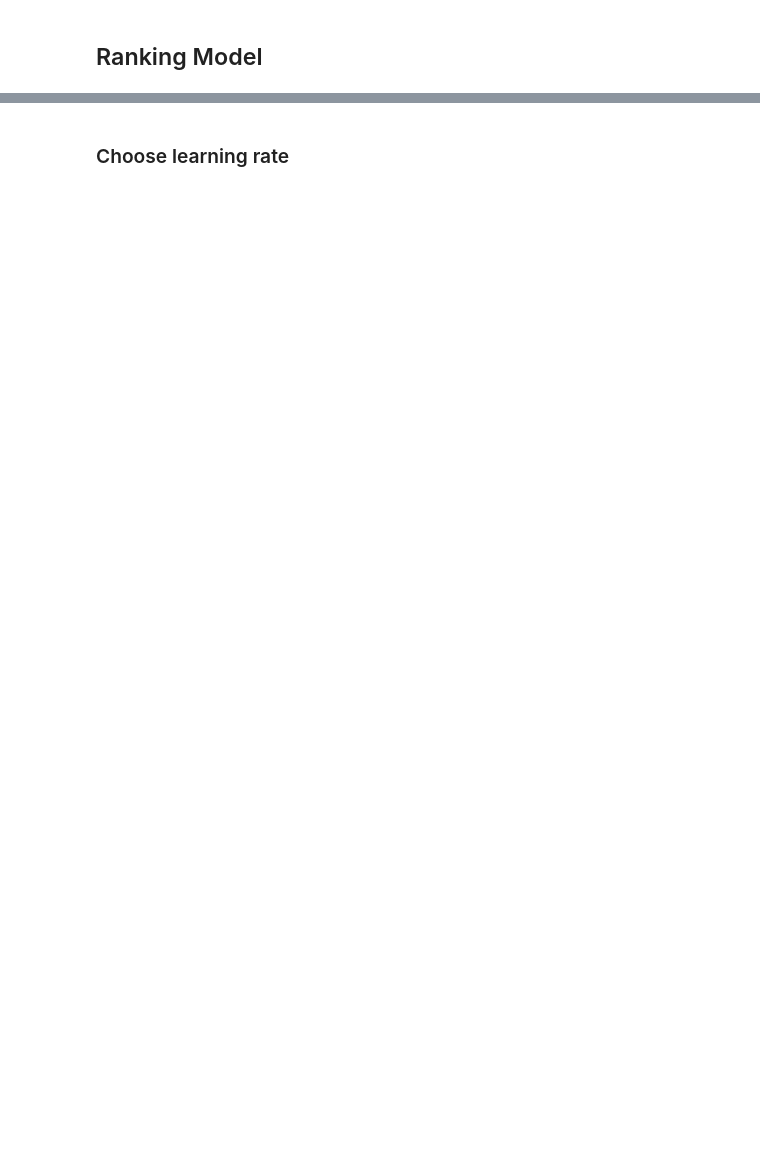
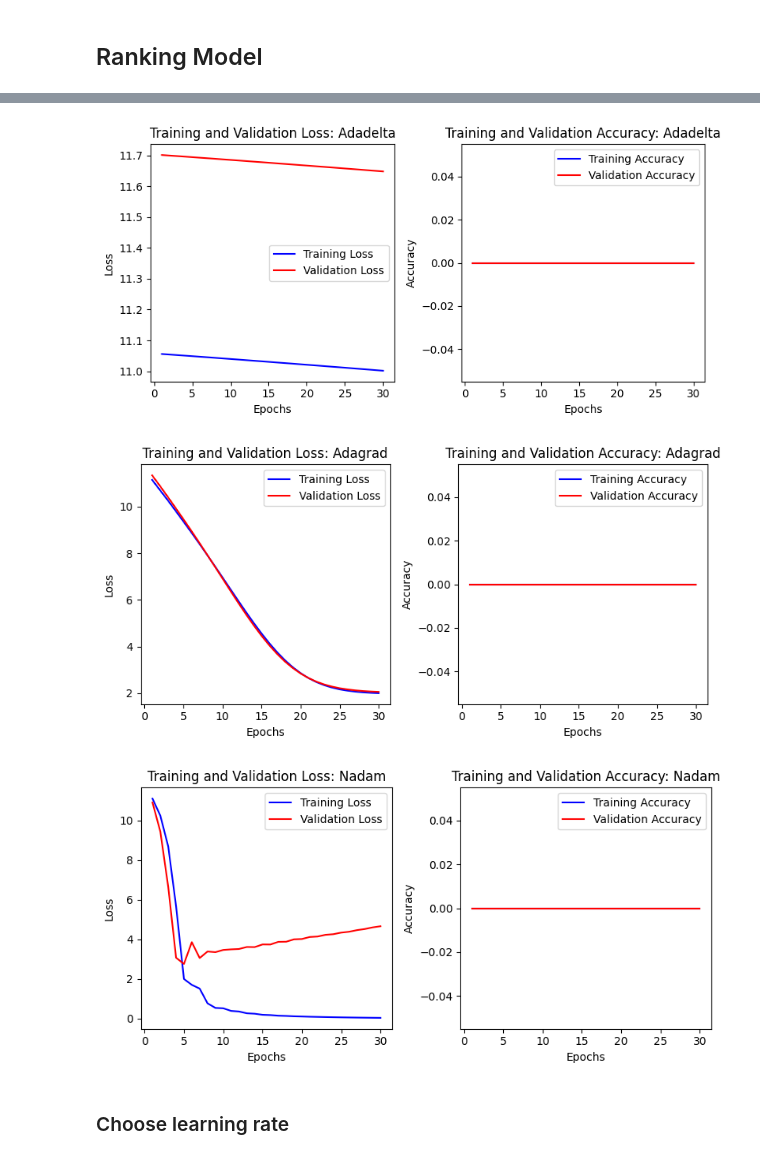
Before and after one commit to Bangkit-Capstone-CR23-PR565/ML-Model-Structuring, a Jupyter notebook: User Recommendation/User_Recommendation_v4.ipynb, the cells around one changed output, grey strips where cells are left out. Drawn from its saved outputs; the diff is of its cells as text; code cells hidden in the pictures; blank space fills up the shorter version.

```diff
--- a/User Recommendation/User_Recommendation_v4.ipynb
+++ b/User Recommendation/User_Recommendation_v4.ipynb
@@ -278,6 +414,6 @@ Let's first instantiate the model.
 # %%
 retrieval_model = RetrievalModel()
-retrieval_model.compile(optimizer=tf.keras.optimizers.Adagrad(learning_rate=0.1))
-
-retrieval_model.fit(cached_train, epochs=10)
+retrieval_model.compile(optimizer=tf.keras.optimizers.Nadam(learning_rate=0.1))
+retrieval_model.fit(cached_train, epochs=20, verbose=0)
+retrieval_model.evaluate(cached_test, return_dict=True)
 # %% [output]
@@ -454,2 +462,49 @@ evaluate_model(ranking_model, cached_train, cached_test, min_epoch, max_epoch)
+# %%
+optimizers = [
+        tf.keras.optimizers.Adadelta,
+        tf.keras.optimizers.Adagrad,
+        tf.keras.optimizers.Nadam,
+    ]
+for optimizer in optimizers:
+    ranking_model = EventModel()
+    ranking_model.compile(optimizer=optimizer(learning_rate=0.01))
+    history = ranking_model.fit(cached_train, validation_data=cached_test, epochs=30, verbose=0)
+
+    # Retrieve the training metrics and validation metrics
+    train_loss = history.history['loss']
+    val_loss = history.history['val_loss']
+    train_acc = history.history['accuracy']
+    val_acc = history.history['val_accuracy']
+
+    # Plotting the metrics
+    epochs = range(1, len(train_loss) + 1)
+
+    plt.figure(figsize=(12, 4))
+
+    # Plotting the loss metrics
+    plt.subplot(1, 3, 1)
+    plt.plot(epochs, train_loss, 'b', label='Training Loss')
+    plt.plot(epochs, val_loss, 'r', label='Validation Loss')
+    plt.title(f'Training and Validation Loss: {optimizer().name}')
+    plt.xlabel('Epochs')
+    plt.ylabel('Loss')
+    plt.legend()
+
+    # Plotting the accuracy metrics
+    plt.subplot(1, 3, 2)
+    plt.plot(epochs, train_acc, 'b', label='Training Accuracy')
+    plt.plot(epochs, val_acc, 'r', label='Validation Accuracy')
+    plt.title(f'Training and Validation Accuracy: {optimizer().name}')
+    plt.xlabel('Epochs')
+    plt.ylabel('Accuracy')
+    plt.legend()
+
+    # Display the plot
+    plt.tight_layout()
+    plt.show()
+# %% [output]
+[figure, added]
+[figure, added]
+[figure, added]
 # %% [markdown]
 ### Choose learning rate
```
Also changed, not shown: parts of 32 cells of this notebook, 2 other files.
